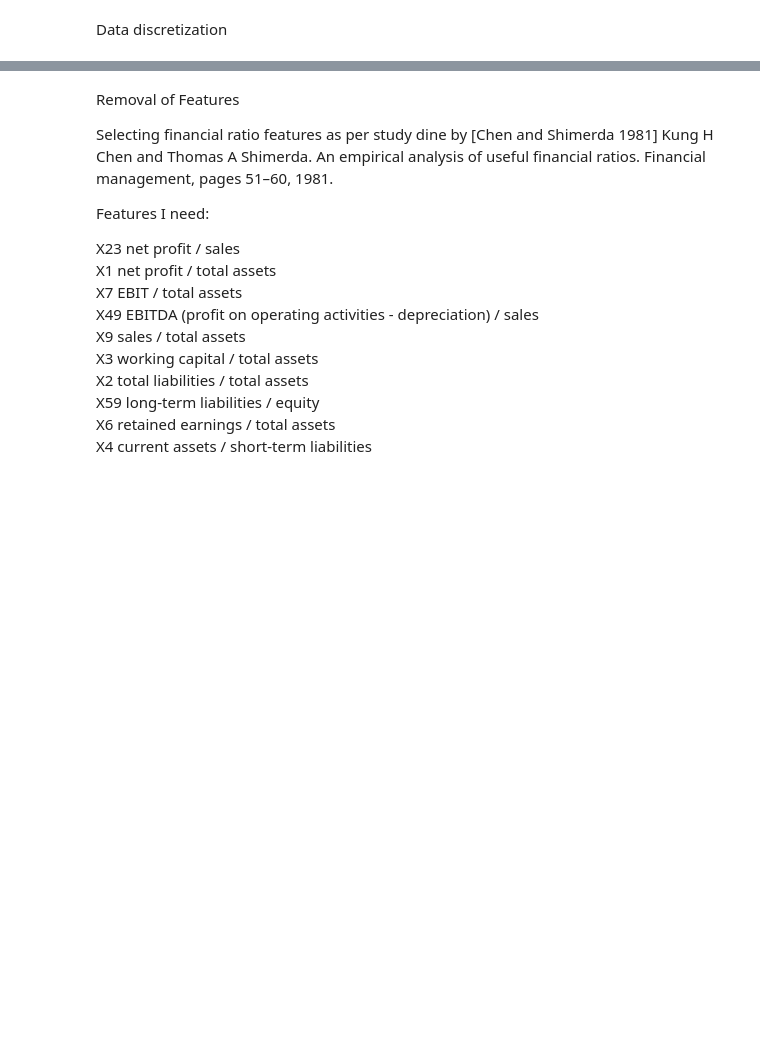
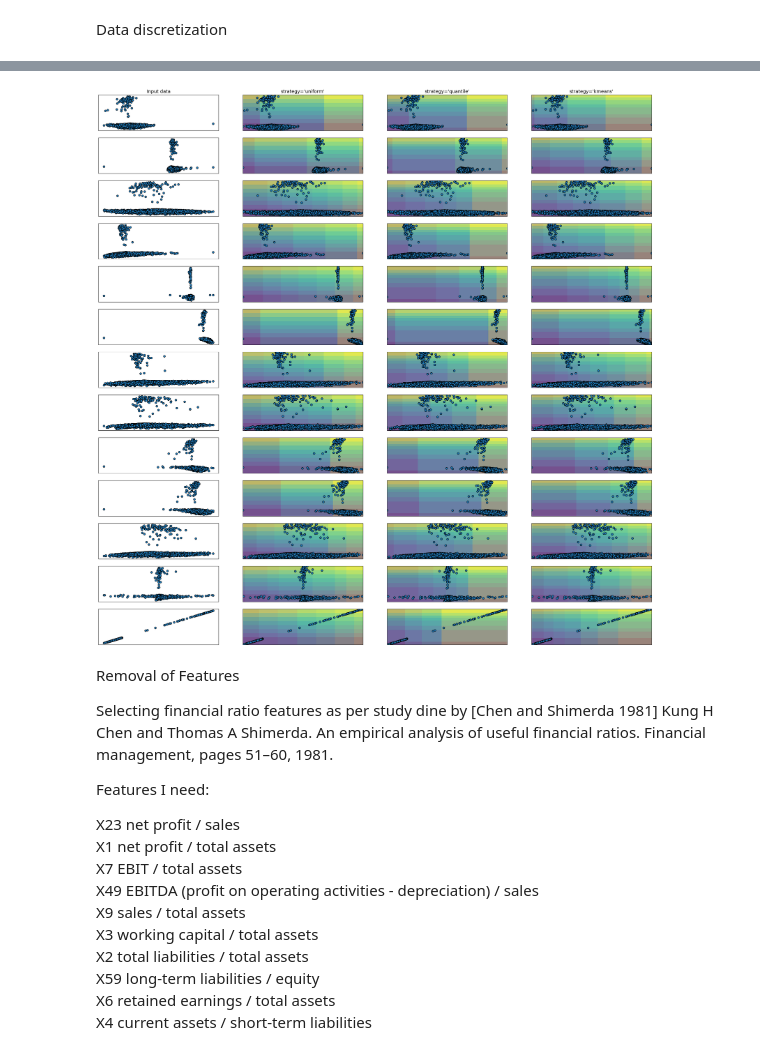
Before and after one commit to Zach-schwark/PGM_Assignment, a Jupyter notebook: data.ipynb, the cells around one changed output, grey strips where cells are left out. Saved outputs shown, nothing was run; the diff lists cells and outputs as text; code cells hidden in the pictures; blank space fills up the shorter version.

```diff
--- a/data.ipynb
+++ b/data.ipynb
@@ -198,3 +306,86 @@ PreprocessedData
+# %%
+strategies = ["uniform", "quantile", "kmeans"]
+
+
+keeping_attributes = [
+    "X23:net profit / sales",
+    "X1:net profit / total assets",
+    "X7:EBIT / total assets",
+    "X49:EBITDA (profit on operating activities - depreciation) / sales",
+    "X9:sales / total assets",
+    "X3:working capital / total assets",
+    "X2:total liabilities / total assets",
+    "X59:long-term liabilities / equity",
+    "X6:retained earnings / total assets",
+    "X4:current assets / short-term liabilities",
+    "X51:short-term liabilities / total assets",
+    "X8:book value of equity / total liabilities",
+    "class"
+]
+
+keeping_attributes_2 = ['Attr1', 'Attr2', 'Attr3','Attr4',	'Attr5',	'Attr6',	'Attr7','Attr8','Attr9','Attr10','class']
+
+
+for attribute in normalised_StandardisedData.columns.values.tolist():
+    if attribute not in keeping_attributes:
+        del normalised_StandardisedData[attribute]
+
+
+
+figure = plt.figure(figsize=(30,30))
+i = 1
+
+
+for ds_cnt, col in enumerate(normalised_StandardisedData.columns.values.tolist()):
+    ax = plt.subplot(len(normalised_StandardisedData.columns.values.tolist()), len(strategies) + 1, i)
+    ax.scatter(normalised_StandardisedData[col], normalised_StandardisedData['class'], edgecolors="k")
+    if ds_cnt == 0:
+        ax.set_title("Input data", size=14)
+
+    xx, yy = np.meshgrid(
+        np.linspace(normalised_StandardisedData[col].min(), normalised_StandardisedData[col].max(), 300),
+        np.linspace(normalised_StandardisedData['class'].min(), normalised_StandardisedData['class'].max(), 300),
+    )
+    grid = np.c_[xx.ravel(), yy.ravel()]
+
+    ax.set_xlim(xx.min()-0.25, xx.max()+0.25)
+    ax.set_ylim(yy.min()-0.25, yy.max()+0.25)
+    ax.set_xticks(())
+    ax.set_yticks(())
+    ax.autoscale()
+
+    i += 1
+    # transform the dataset with KBinsDiscretizer
+    for strategy in strategies:
+        enc = preprocessing.KBinsDiscretizer(
+            n_bins=30, encode="ordinal", strategy=strategy, subsample=200_000
+        )
+        enc.fit(X)
+        grid_encoded = enc.transform(grid)
+
+        ax = plt.subplot(len(normalised_StandardisedData.columns.values.tolist()), len(strategies) + 1, i)
+
+        # horizontal stripes
+        horizontal = grid_encoded[:, 0].reshape(xx.shape)
+        ax.contourf(xx, yy, horizontal, alpha=0.5)
+        # vertical stripes
+        vertical = grid_encoded[:, 1].reshape(xx.shape)
+        ax.contourf(xx, yy, vertical, alpha=0.5)
+
+        ax.scatter(normalised_StandardisedData[col], normalised_StandardisedData['class'], edgecolors="k")
+        ax.set_xlim(xx.min()-0.25, xx.max()+0.25)
+        ax.set_ylim(yy.min()-0.25, yy.max()+0.25)
+        ax.set_xticks(())
+        ax.set_yticks(())
+        ax.autoscale()
+        if ds_cnt == 0:
+            ax.set_title("strategy='%s'" % (strategy,), size=14)
+
+        i += 1
+
+plt.show()
+# %% [output]
+[figure, added]
 # %% [markdown]
 Removal of Features
 
```
Also changed, not shown: parts of 9 cells of this notebook, 4 other files.
